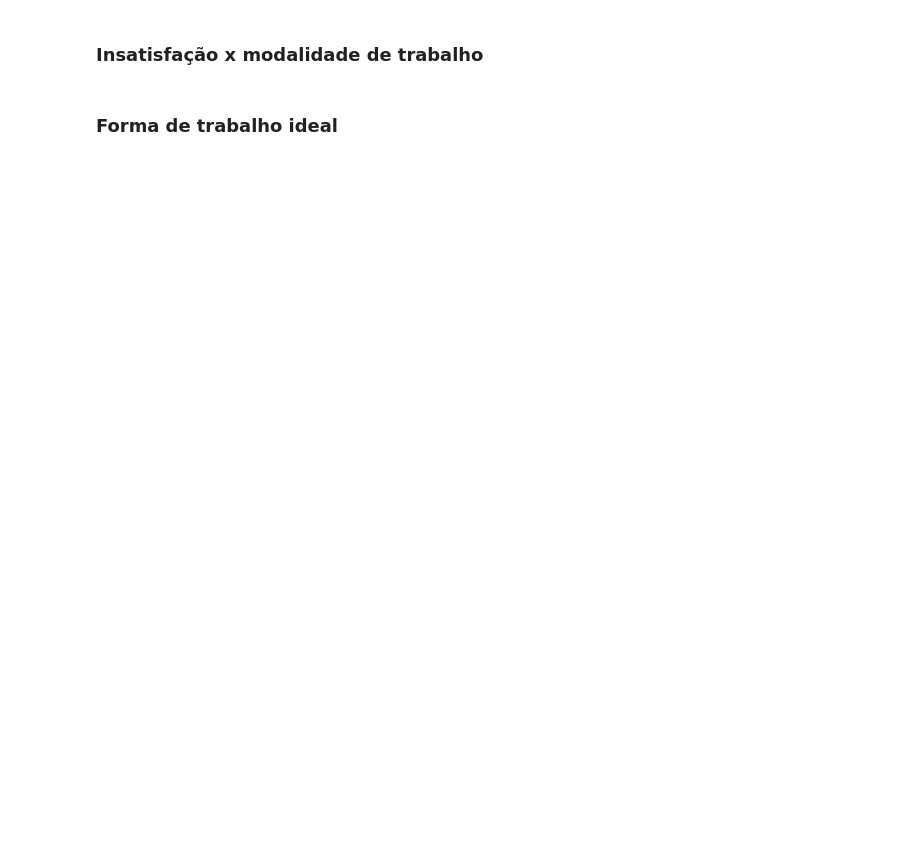
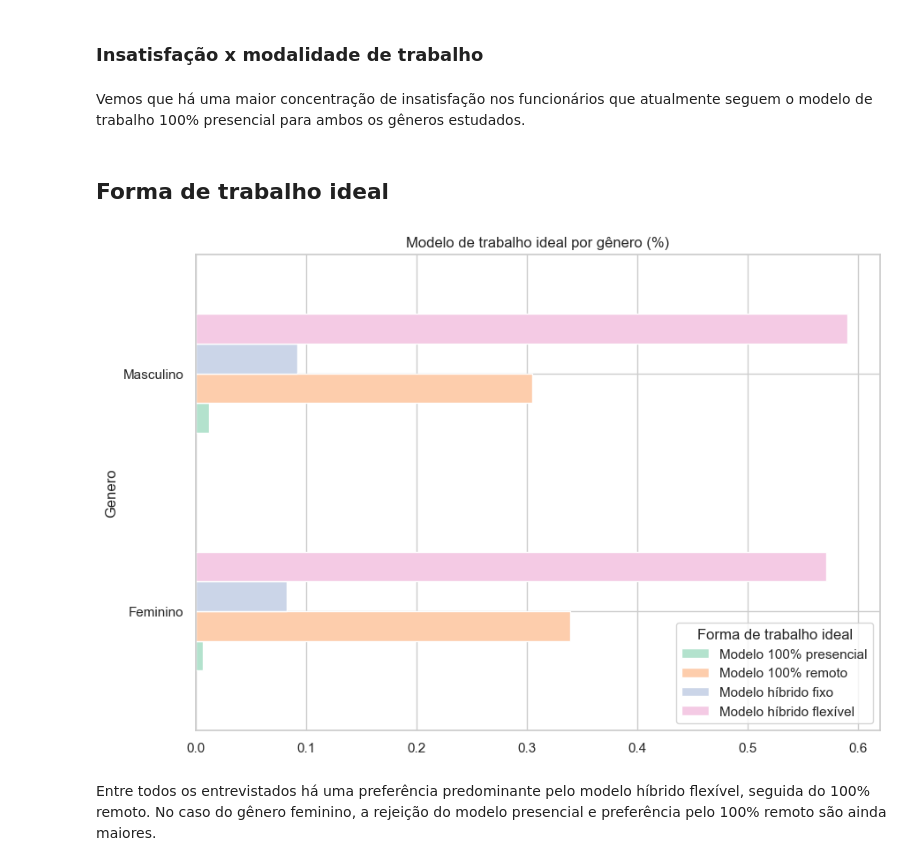
Before and after one commit to MayaraDM/ADA-DS_programming_techiniques_project, a Jupyter notebook: ProjetoV_analise.ipynb, the cells around one changed output. Saved outputs shown, nothing was run; the diff lists cells and outputs as text; code cells hidden in the pictures; blank space fills up the shorter version.

Commit message:
Update ProjetoV_analise.ipynb
Finalizando revisão das análises de insatisfação e modelo de trabalho.

```diff
--- a/ProjetoV_analise.ipynb
+++ b/ProjetoV_analise.ipynb
@@ -451,2 +486,4 @@ fig.show()
+# %% [markdown]
+Vemos que há uma maior concentração de insatisfação nos funcionários que atualmente seguem o modelo de trabalho 100% presencial para ambos os gêneros estudados.
 # %% [markdown]
-### Forma de trabalho ideal
+## Forma de trabalho ideal
@@ -454,0 +490,18 @@ fig.show()
+# %%
+df_trabalho = df.groupby('Genero')['Qual a forma de trabalho ideal para você?'].value_counts(normalize=True).unstack()
+
+df_trabalho.pivot_table(columns='Genero')
+df_trabalho.rename(columns={'Modelo híbrido com dias fixos de trabalho presencial':'Modelo híbrido fixo',
+                    'Modelo híbrido flexível (o funcionário tem liberdade para escolher quando estar no escritório presencialmente)':
+                    'Modelo híbrido flexível'
+                    }, inplace=True)
+
+fig = df_trabalho.plot(kind='barh', figsize=(10, 7), color=color_pal)
+fig.title.set_text('Modelo de trabalho ideal por gênero (%)')
+plt.legend(loc='lower right', title='Forma de trabalho ideal')
+
+plt.draw()
+# %% [output]
+[figure, added]
+# %% [markdown]
+Entre todos os entrevistados há uma preferência predominante pelo modelo híbrido flexível, seguida do 100% remoto. No caso do gênero feminino, a rejeição do modelo presencial e preferência pelo 100% remoto são ainda maiores.
```
Also changed, not shown: parts of 9 cells of this notebook.
